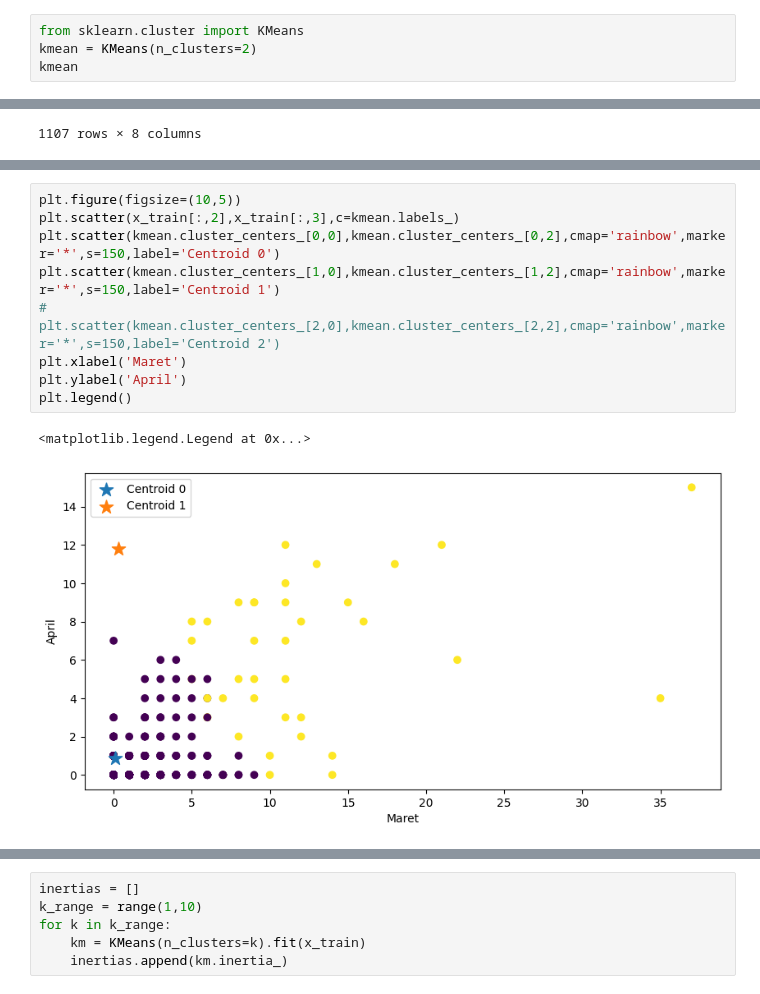
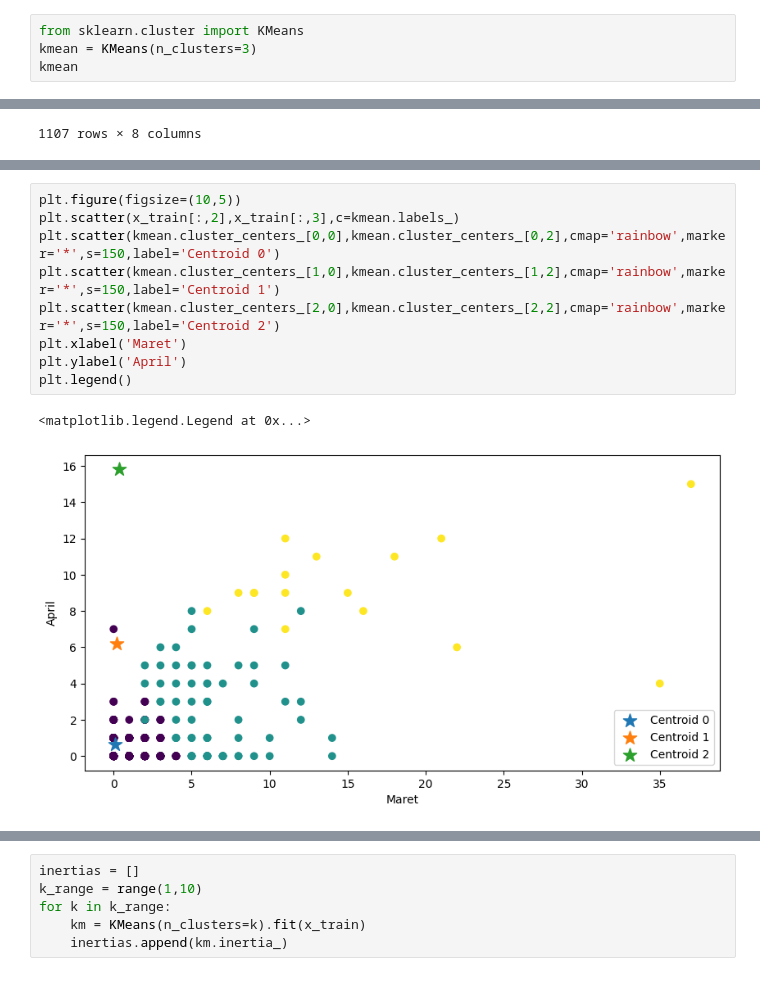
Before and after one commit to Mellias/peminjaman_perpustakaan, a Jupyter notebook: Interactive-1.ipynb, the cells around one changed output, grey strips where cells are left out. Cells and saved outputs as stored; diff of their text form.

```diff
--- a/Interactive-1.ipynb
+++ b/Interactive-1.ipynb
@@ -90,6 +90,6 @@ array([[1, 0, 0, 0, 0, 0],
        [0, 0, 0, 0, 0, 1]])
 # %%
 from sklearn.cluster import KMeans
-kmean = KMeans(n_clusters=2)
+kmean = KMeans(n_clusters=3)
 kmean
 # %% [output]
@@ -140,15 +143,15 @@ plt.legend()
 # %%
 plt.figure(figsize=(10,5))
 plt.scatter(x_train[:,2],x_train[:,3],c=kmean.labels_)
 plt.scatter(kmean.cluster_centers_[0,0],kmean.cluster_centers_[0,2],cmap='rainbow',marker='*',s=150,label='Centroid 0')
 plt.scatter(kmean.cluster_centers_[1,0],kmean.cluster_centers_[1,2],cmap='rainbow',marker='*',s=150,label='Centroid 1')
-# plt.scatter(kmean.cluster_centers_[2,0],kmean.cluster_centers_[2,2],cmap='rainbow',marker='*',s=150,label='Centroid 2')
+plt.scatter(kmean.cluster_centers_[2,0],kmean.cluster_centers_[2,2],cmap='rainbow',marker='*',s=150,label='Centroid 2')
 plt.xlabel('Maret')
 plt.ylabel('April')
 plt.legend()
 # %% [output]
 <matplotlib.legend.Legend at 0x...>
-[figure, old version]
+[figure, new version]
 # %%
 plt.figure(figsize=(10,5))
 plt.scatter(x_train[:,4],x_train[:,5],c=kmean.labels_)
```
Also changed, not shown: parts of 7 cells of this notebook, 7 other files.
